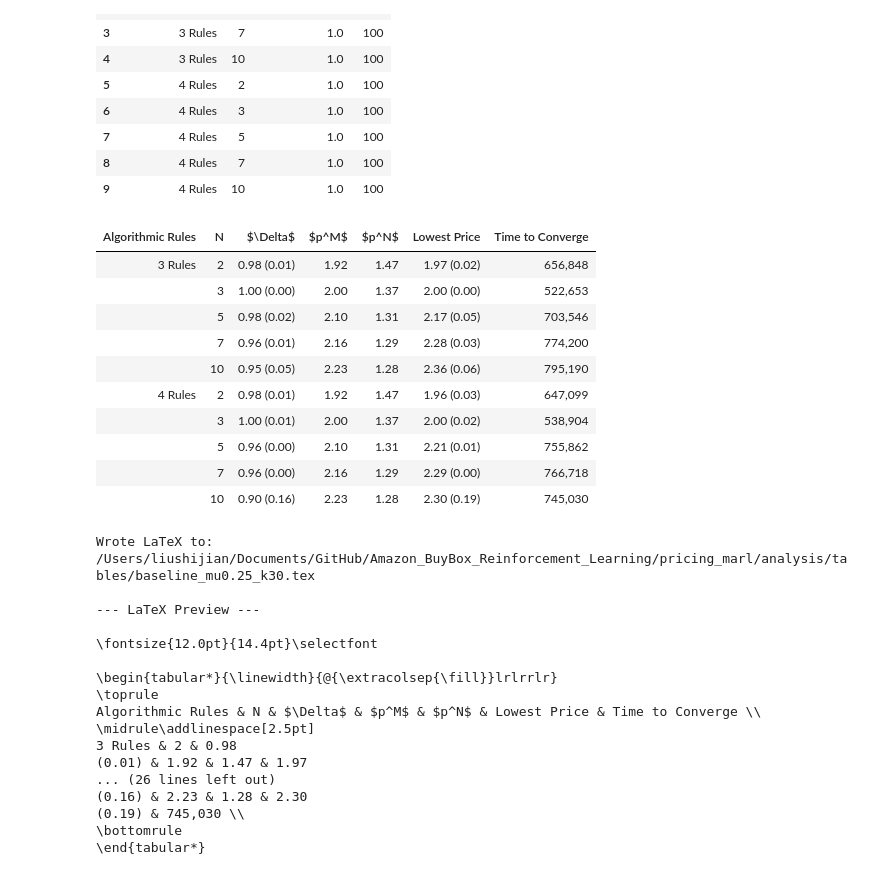
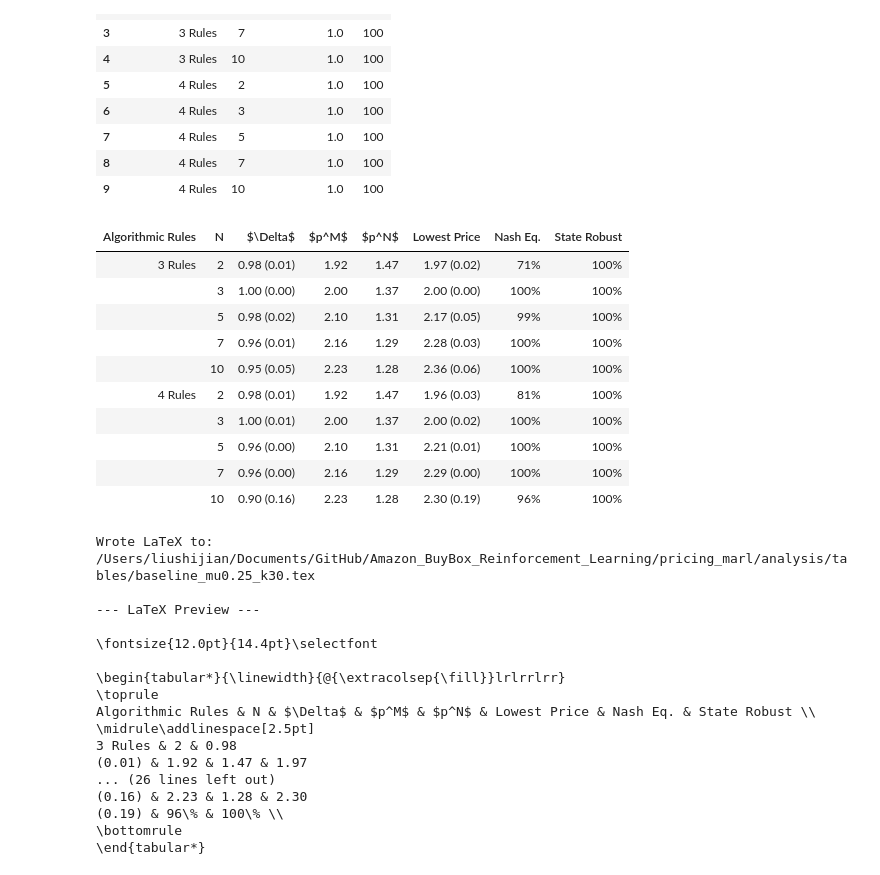
Before and after one commit to Six-Persimmon/Amazon_BuyBox_Reinforcement_Learning, a Jupyter notebook: pricing_marl/analysis/tab_exp_res_pub.ipynb, the cells around one changed output. Cells and saved outputs as stored; diff of their text form; code cells hidden in the pictures.

Commit message:
update demo and output table info

```diff
--- a/pricing_marl/analysis/tab_exp_res_pub.ipynb
+++ b/pricing_marl/analysis/tab_exp_res_pub.ipynb
@@ -212,7 +212,19 @@ nash_summary_df["Algorithmic Rules"] = nash_summary_df["strategy_label"].map(RUL
 nash_summary_df["Nash Equilibrium Rate"] = (
     nash_summary_df["num_NashEqu"] / nash_summary_df["num_runs"]
 )
-nash_summary_df = nash_summary_df[["Algorithmic Rules", "N", "Nash Equilibrium Rate"]]
+nash_summary_df["State Robust Rate"] = (
+    nash_summary_df["num_StateRobust"] / nash_summary_df["num_runs"]
+)
+nash_summary_df["Robust Nash Equilibrium Rate"] = (
+    nash_summary_df["num_RobustNashEqu"] / nash_summary_df["num_runs"]
+)
+nash_summary_df = nash_summary_df[[
+    "Algorithmic Rules",
+    "N",
+    "Nash Equilibrium Rate",
+    "State Robust Rate",
+    "Robust Nash Equilibrium Rate",
+]]
 
 baseline_df = baseline_df.merge(
     nash_summary_df,
@@ -248,8 +260,10 @@ baseline_df = baseline_df[[
     "Monopoly Price",
     "Bertrand Price",
     "Lowest Price",
-    "Time to Converge",
+    # "Time to Converge",
     "Nash Equilibrium Rate",
+    "State Robust Rate",
+    # "Robust Nash Equilibrium Rate",
 ]]
 for col in ["Monopoly Price", "Bertrand Price"]:
     baseline_df[col] = baseline_df[col].round(2)
@@ -302,38 +316,43 @@ converged_df
 # %%
 # Build the GT table
 table = (
     gt.GT(baseline_df)
     .cols_label(
         **{
             "Algorithmic Rules": "Algorithmic Rules",
             "N": "N",
             "Delta Mean": r"$\Delta$",
             "Monopoly Price": r"$p^M$",
             "Bertrand Price": r"$p^N$",
             "Lowest Price": "Lowest Price",
-            "Time to Converge": "Time to Converge",
+            # "Time to Converge": "Time to Converge",
             "Nash Equilibrium Rate": "Nash Eq.",
+            "State Robust Rate": "State Robust",
+            # "Robust Nash Equilibrium Rate": "Robust Nash Eq.",
         }
     )
     .fmt_number(columns=["Monopoly Price", "Bertrand Price"], decimals=2)
-    .fmt_percent(columns=["Nash Equilibrium Rate"], decimals=1)
+    .fmt_percent(
+        columns=["Nash Equilibrium Rate", "State Robust Rate", "Robust Nash Equilibrium Rate"],
+        decimals=0,
+    )
     .fmt_integer(columns=["N", "Time to Converge"])
 )
 
 # Render in notebook
 table
 # %% [output]
-| Algorithmic Rules | N | $\Delta$ | $p^M$ | $p^N$ | Lowest Price | Time to Converge |
-| 3 Rules | 2 | 0.98 (0.01) | 1.92 | 1.47 | 1.97 (0.02) | 656,848 |
-|  | 3 | 1.00 (0.00) | 2.00 | 1.37 | 2.00 (0.00) | 522,653 |
-|  | 5 | 0.98 (0.02) | 2.10 | 1.31 | 2.17 (0.05) | 703,546 |
-|  | 7 | 0.96 (0.01) | 2.16 | 1.29 | 2.28 (0.03) | 774,200 |
-|  | 10 | 0.95 (0.05) | 2.23 | 1.28 | 2.36 (0.06) | 795,190 |
-| 4 Rules | 2 | 0.98 (0.01) | 1.92 | 1.47 | 1.96 (0.03) | 647,099 |
-|  | 3 | 1.00 (0.01) | 2.00 | 1.37 | 2.00 (0.02) | 538,904 |
-|  | 5 | 0.96 (0.00) | 2.10 | 1.31 | 2.21 (0.01) | 755,862 |
-|  | 7 | 0.96 (0.00) | 2.16 | 1.29 | 2.29 (0.00) | 766,718 |
-|  | 10 | 0.90 (0.16) | 2.23 | 1.28 | 2.30 (0.19) | 745,030 |
+| Algorithmic Rules | N | $\Delta$ | $p^M$ | $p^N$ | Lowest Price | Nash Eq. | State Robust |
+| 3 Rules | 2 | 0.98 (0.01) | 1.92 | 1.47 | 1.97 (0.02) | 71% | 100% |
+|  | 3 | 1.00 (0.00) | 2.00 | 1.37 | 2.00 (0.00) | 100% | 100% |
+|  | 5 | 0.98 (0.02) | 2.10 | 1.31 | 2.17 (0.05) | 99% | 100% |
+|  | 7 | 0.96 (0.01) | 2.16 | 1.29 | 2.28 (0.03) | 100% | 100% |
+|  | 10 | 0.95 (0.05) | 2.23 | 1.28 | 2.36 (0.06) | 100% | 100% |
+| 4 Rules | 2 | 0.98 (0.01) | 1.92 | 1.47 | 1.96 (0.03) | 81% | 100% |
+|  | 3 | 1.00 (0.01) | 2.00 | 1.37 | 2.00 (0.02) | 100% | 100% |
+|  | 5 | 0.96 (0.00) | 2.10 | 1.31 | 2.21 (0.01) | 100% | 100% |
+|  | 7 | 0.96 (0.00) | 2.16 | 1.29 | 2.29 (0.00) | 100% | 100% |
+|  | 10 | 0.90 (0.16) | 2.23 | 1.28 | 2.30 (0.19) | 96% | 100% |
 # %%
 # Export LaTeX
 output_dir = project_root / "analysis" / "tables"
@@ -369,14 +388,14 @@ Wrote LaTeX to: /Users/liushijian/Documents/GitHub/Amazon_BuyBox_Reinforcement_L
 
 \fontsize{12.0pt}{14.4pt}\selectfont
 
-\begin{tabular*}{\linewidth}{@{\extracolsep{\fill}}lrlrrlr}
+\begin{tabular*}{\linewidth}{@{\extracolsep{\fill}}lrlrrlrr}
 \toprule
-Algorithmic Rules & N & $\Delta$ & $p^M$ & $p^N$ & Lowest Price & Time to Converge \\
+Algorithmic Rules & N & $\Delta$ & $p^M$ & $p^N$ & Lowest Price & Nash Eq. & State Robust \\
 \midrule\addlinespace[2.5pt]
 3 Rules & 2 & 0.98
 (0.01) & 1.92 & 1.47 & 1.97
 ... (26 lines left out)
 (0.16) & 2.23 & 1.28 & 2.30
-(0.19) & 745,030 \\
+(0.19) & 96\% & 100\% \\
 \bottomrule
 \end{tabular*}
```
Also changed, not shown: 9 other files.
